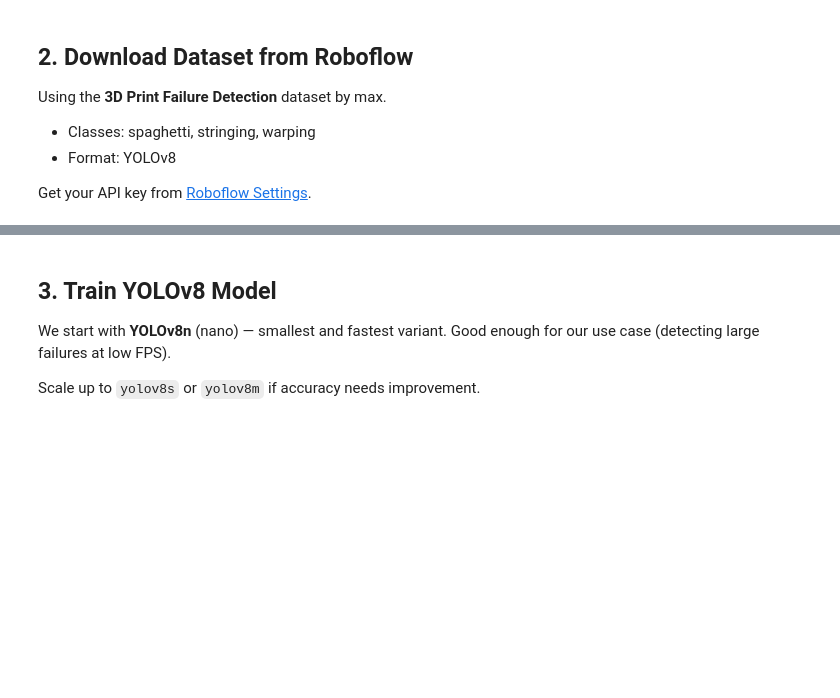
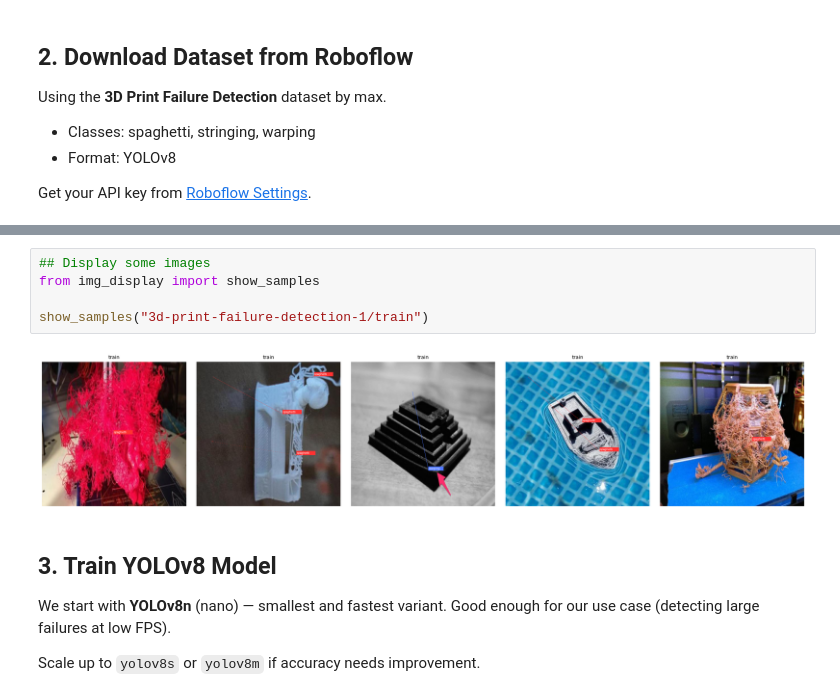
Before and after one commit to kXborg/3dPrint, a Jupyter notebook: src/train.ipynb, the cells around one changed output, grey strips where cells are left out. Drawn from its saved outputs; the diff is of its cells as text; blank space fills up the shorter version.

Commit message:
training

```diff
--- a/src/train.ipynb
+++ b/src/train.ipynb
@@ -72,3 +100,10 @@ with open(data_yaml_path, "r") as f:
+# %%
+## Display some images
+from img_display import show_samples
+
+show_samples("3d-print-failure-detection-1/train")
+# %% [output]
+[figure, added]
 # %% [markdown]
 ## 3. Train YOLOv8 Model
 
```
Also changed, not shown: parts of 5 cells of this notebook, 3 other files.
